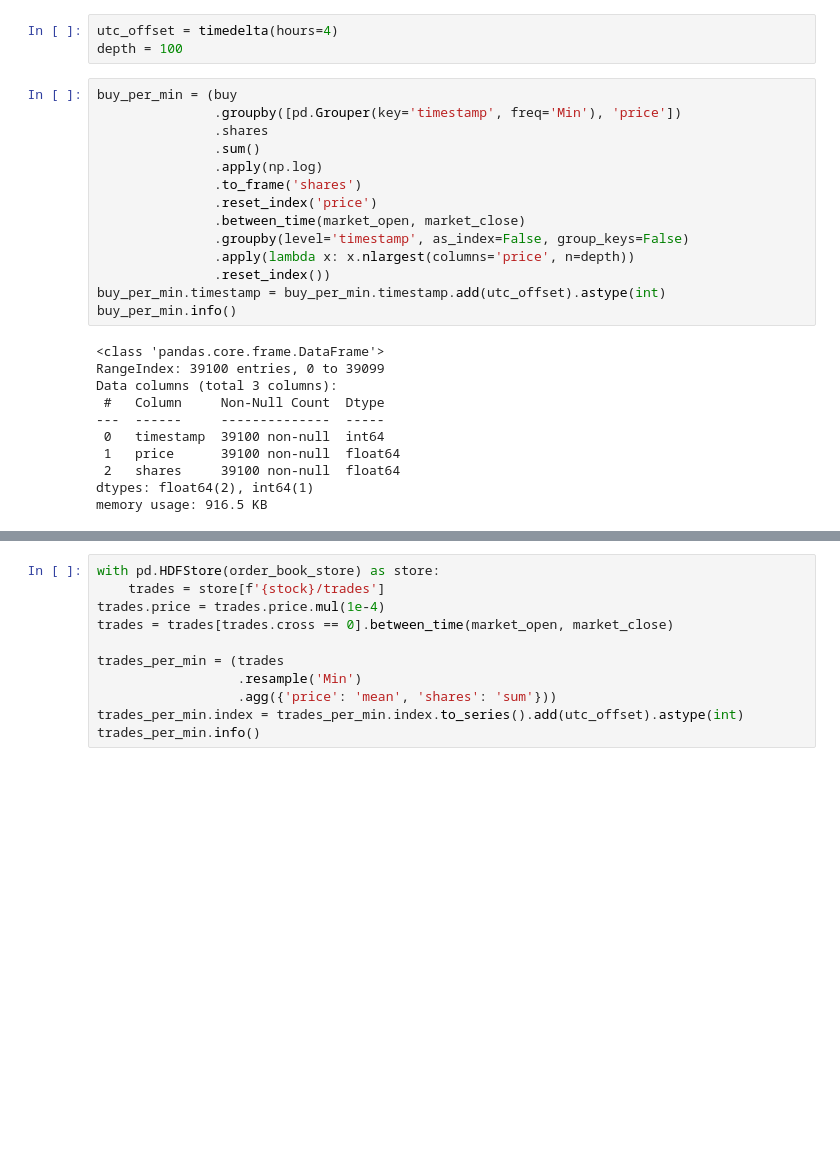
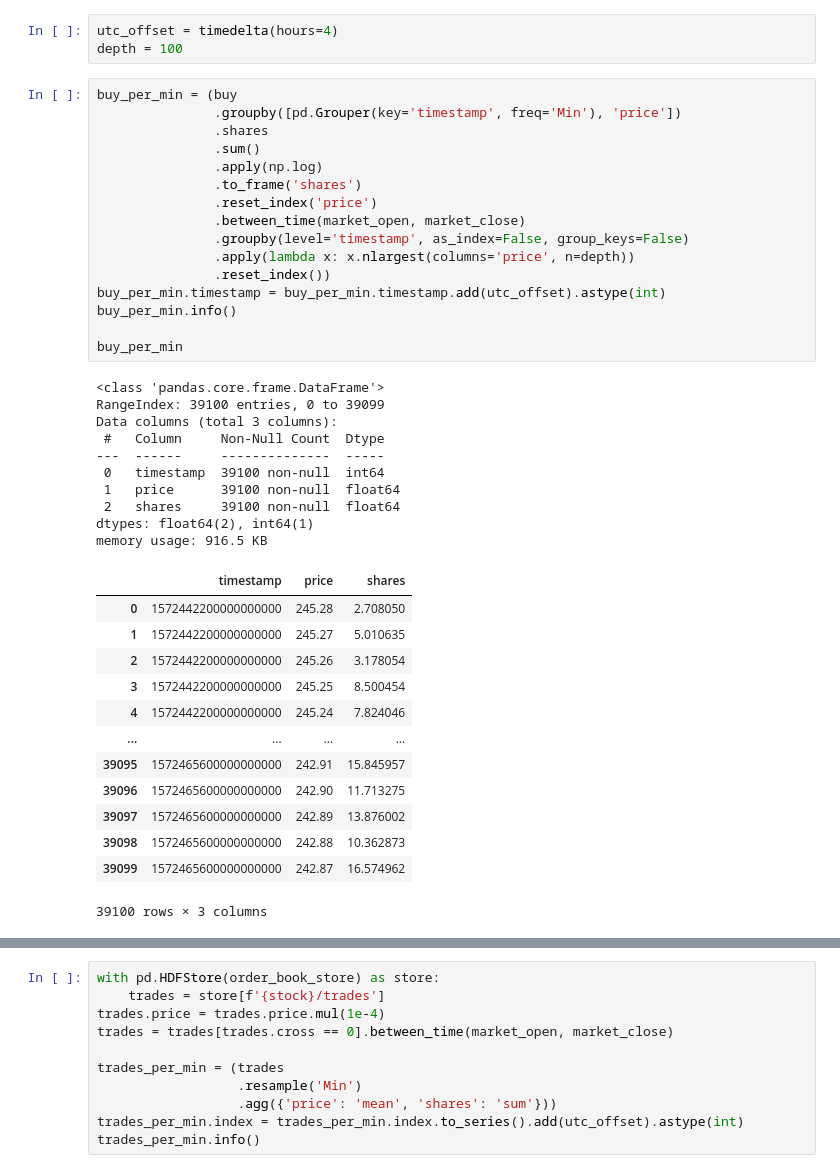
Before and after one commit to alanwnl/machine-learning-for-trading, a Jupyter notebook: 02_market_and_fundamental_data/01_NASDAQ_TotalView-ITCH_Order_Book/02_rebuild_nasdaq_order_book.ipynb, the cells around one changed output, grey strips where cells are left out. Drawn from its saved outputs; the diff is of its cells as text; blank space fills up the shorter version.

```diff
--- a/02_market_and_fundamental_data/01_NASDAQ_TotalView-ITCH_Order_Book/02_rebuild_nasdaq_order_book.ipynb
+++ b/02_market_and_fundamental_data/01_NASDAQ_TotalView-ITCH_Order_Book/02_rebuild_nasdaq_order_book.ipynb
@@ -378,28 +375,43 @@ depth = 100
 # %%
 buy_per_min = (buy
                .groupby([pd.Grouper(key='timestamp', freq='Min'), 'price'])
                .shares
                .sum()
                .apply(np.log)
                .to_frame('shares')
                .reset_index('price')
                .between_time(market_open, market_close)
                .groupby(level='timestamp', as_index=False, group_keys=False)
                .apply(lambda x: x.nlargest(columns='price', n=depth))
                .reset_index())
 buy_per_min.timestamp = buy_per_min.timestamp.add(utc_offset).astype(int)
 buy_per_min.info()
+
+buy_per_min
 # %% [output]
 <class 'pandas.core.frame.DataFrame'>
 RangeIndex: 39100 entries, 0 to 39099
 Data columns (total 3 columns):
  #   Column     Non-Null Count  Dtype
 ---  ------     --------------  -----
  0   timestamp  39100 non-null  int64
  1   price      39100 non-null  float64
  2   shares     39100 non-null  float64
 dtypes: float64(2), int64(1)
 memory usage: 916.5 KB
+|  | timestamp | price | shares |
+| 0 | 1572442200000000000 | 245.28 | 2.708050 |
+| 1 | 1572442200000000000 | 245.27 | 5.010635 |
+| 2 | 1572442200000000000 | 245.26 | 3.178054 |
+| 3 | 1572442200000000000 | 245.25 | 8.500454 |
+| 4 | 1572442200000000000 | 245.24 | 7.824046 |
+| ... | ... | ... | ... |
+| 39095 | 1572465600000000000 | 242.91 | 15.845957 |
+| 39096 | 1572465600000000000 | 242.90 | 11.713275 |
+| 39097 | 1572465600000000000 | 242.89 | 13.876002 |
+| 39098 | 1572465600000000000 | 242.88 | 10.362873 |
+| 39099 | 1572465600000000000 | 242.87 | 16.574962 |
+39100 rows × 3 columns
 # %%
 sell_per_min = (sell
                 .groupby([pd.Grouper(key='timestamp', freq='Min'), 'price'])
```
Also changed, not shown: parts of 6 cells of this notebook, 8 other files.
